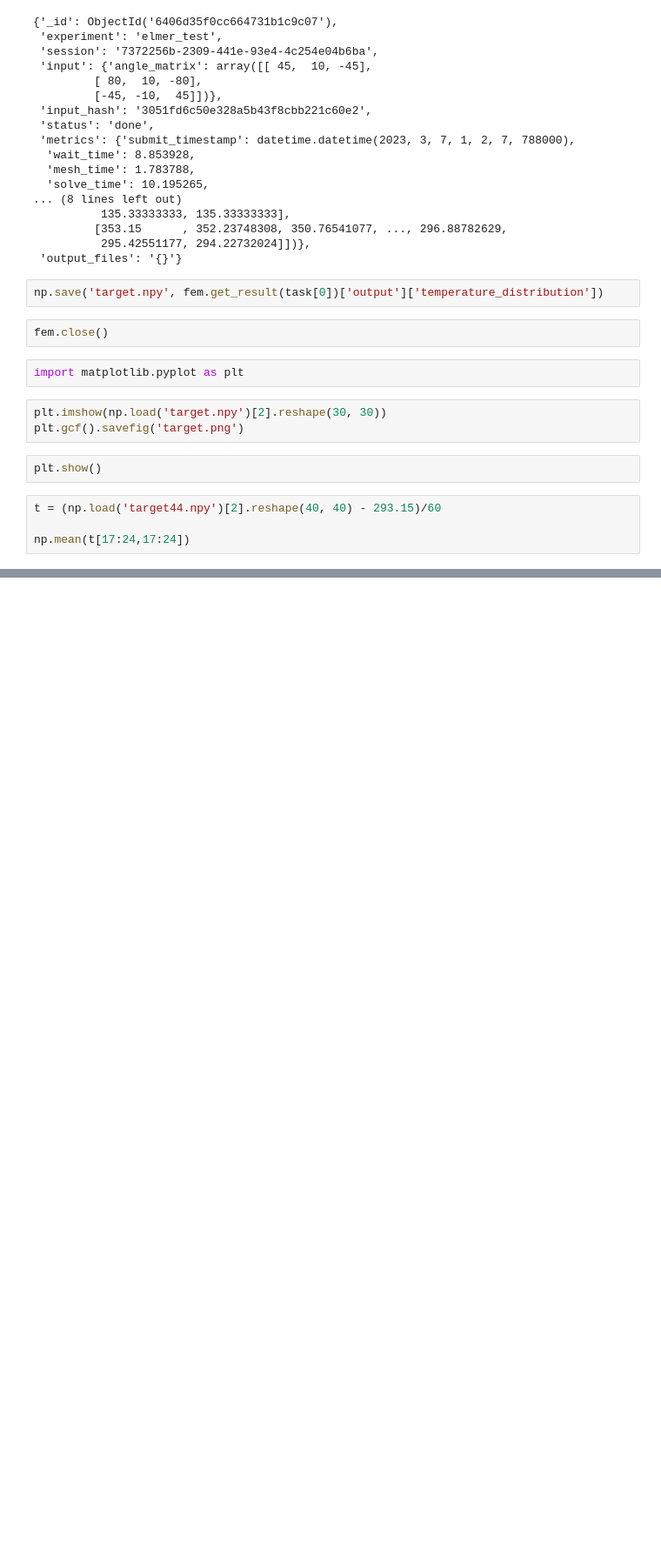
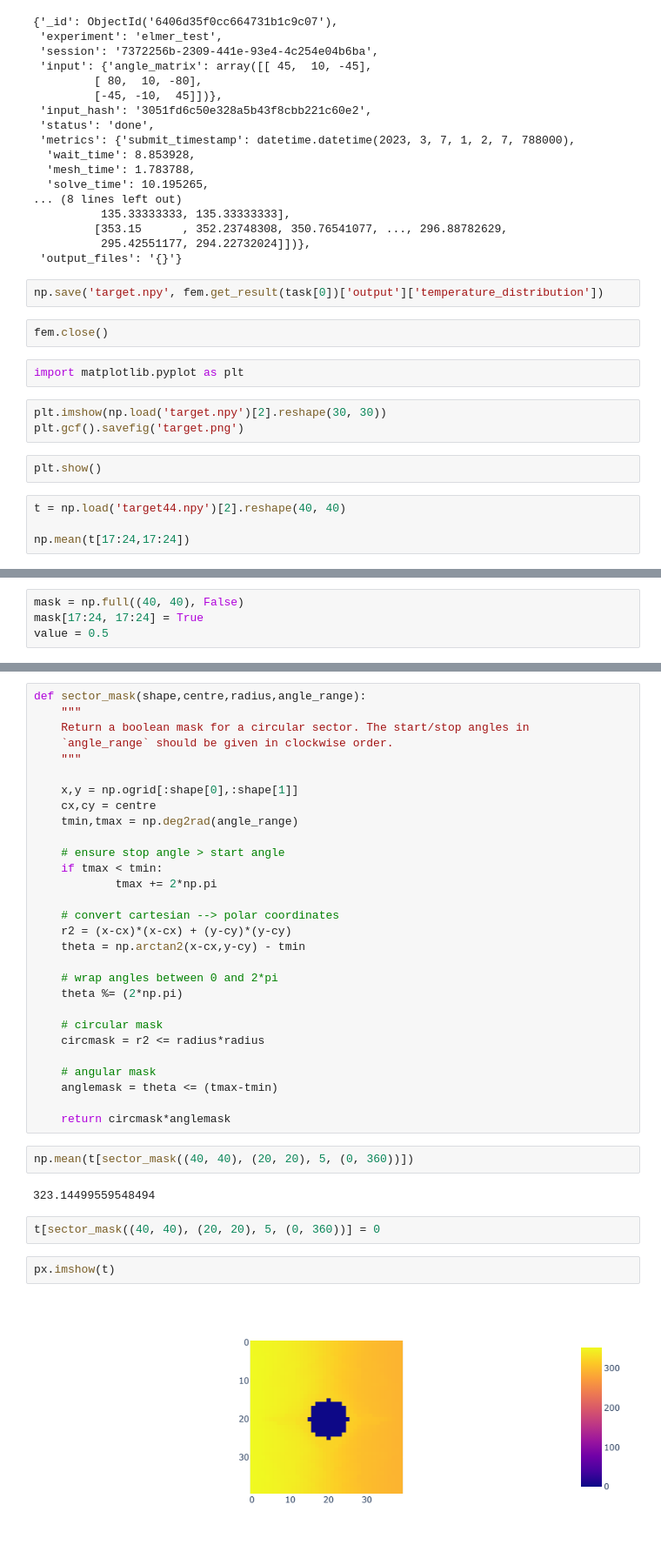
Before and after one commit to nwen-cu/metamaterial-rl, a Jupyter notebook: RemoteFEM-DQN.ipynb, the cells around one changed output, grey strips where cells are left out. Shown at 87% size. Cells and saved outputs as stored; diff of their text form; blank space fills up the shorter version.

```diff
--- a/RemoteFEM-DQN.ipynb
+++ b/RemoteFEM-DQN.ipynb
@@ -1081,7 +1078,7 @@ plt.gcf().savefig('target.png')
 # %%
 plt.show()
 # %%
-t = (np.load('target44.npy')[2].reshape(40, 40) - 293.15)/60
+t = np.load('target44.npy')[2].reshape(40, 40)
 
 np.mean(t[17:24,17:24])
 # %% [output]
@@ -1101,0 +1086,4 @@ array([[False, False, False, ..., False, False, False],
+# %%
+mask = np.full((40, 40), False)
+mask[17:24, 17:24] = True
+value = 0.5
@@ -1101,0 +1102,39 @@ array([[False, False, False, ..., False, False, False],
+# %%
+def sector_mask(shape,centre,radius,angle_range):
+    """
+    Return a boolean mask for a circular sector. The start/stop angles in
+    `angle_range` should be given in clockwise order.
+    """
+
+    x,y = np.ogrid[:shape[0],:shape[1]]
+    cx,cy = centre
+    tmin,tmax = np.deg2rad(angle_range)
+
+    # ensure stop angle > start angle
+    if tmax < tmin:
+            tmax += 2*np.pi
+
+    # convert cartesian --> polar coordinates
+    r2 = (x-cx)*(x-cx) + (y-cy)*(y-cy)
+    theta = np.arctan2(x-cx,y-cy) - tmin
+
+    # wrap angles between 0 and 2*pi
+    theta %= (2*np.pi)
+
+    # circular mask
+    circmask = r2 <= radius*radius
+
+    # angular mask
+    anglemask = theta <= (tmax-tmin)
+
+    return circmask*anglemask
+# %%
+np.mean(t[sector_mask((40, 40), (20, 20), 5, (0, 360))])
+# %% [output]
+323.14499559548494
+# %%
+t[sector_mask((40, 40), (20, 20), 5, (0, 360))] = 0
+# %%
+px.imshow(t)
+# %% [output]
+[figure, added]
```
Also changed, not shown: parts of 9 cells of this notebook.
